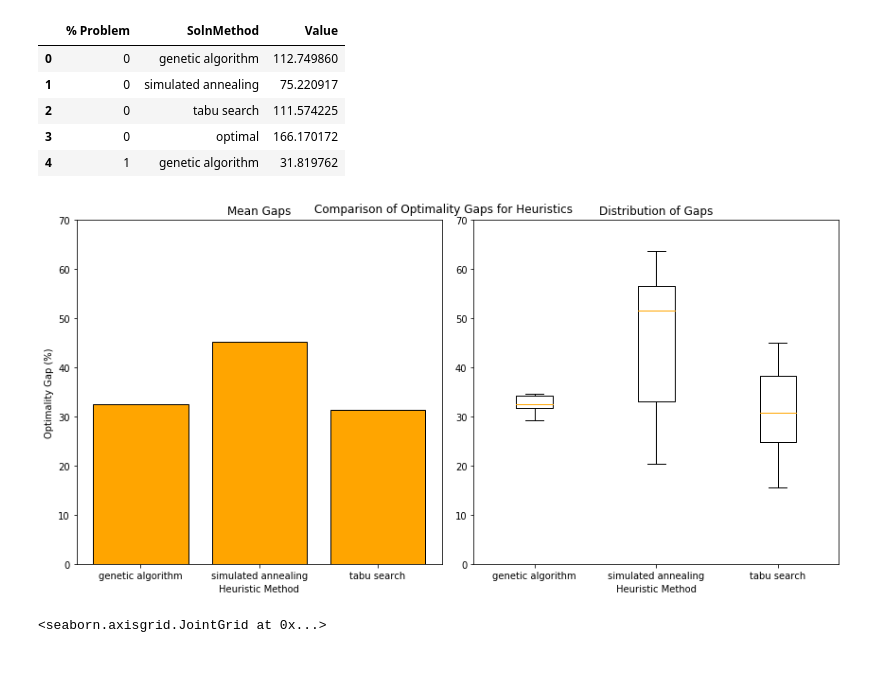
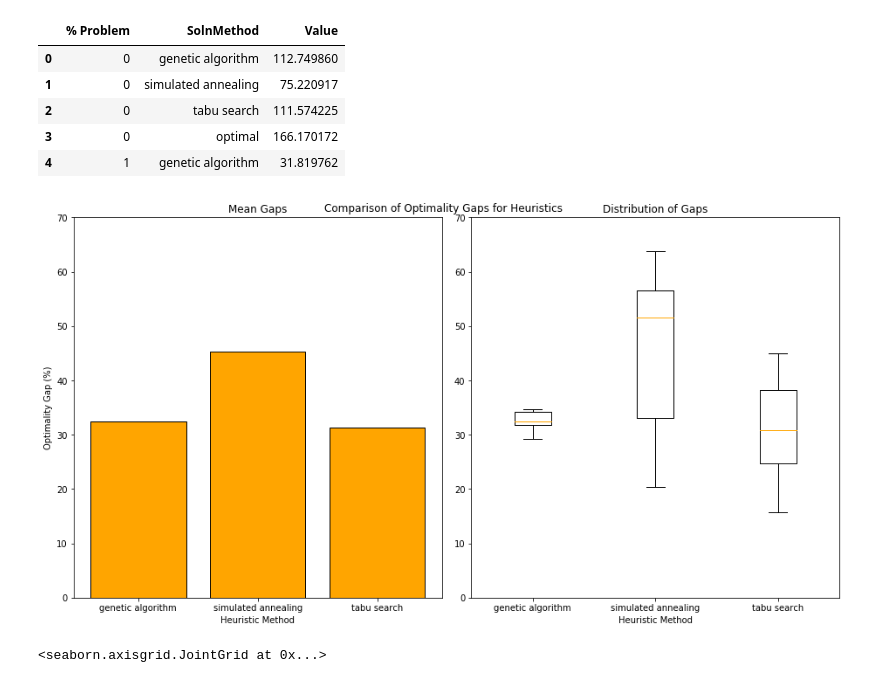
Before and after one commit to IE-555/homework4-vinaysid02, a Jupyter notebook: vinaysid_h4.ipynb, the cells around one changed output. Cells and saved outputs as stored; diff of their text form; code cells hidden in the pictures.

```diff
--- a/vinaysid_h4.ipynb
+++ b/vinaysid_h4.ipynb
@@ -2,19 +2,19 @@
 import pandas as pd
 import matplotlib.pyplot as plt
 
-data = pd.read_csv('scatter_data.csv',comment='%',names=['x','y'])
+df = pd.read_csv('scatter_data.csv',comment='%',names=['x','y'])
 #getting x and y column for x axis and y axis
-x = data['x']
-y = data['y']
+x = df['x']
+y = df['y']
 # plot with green traingles
 plt.plot(x, y, 'g^', label='observations')
 # minimum  and maximum x cordinates at left and right
-left_x = min(x)
-right_x = max(x)
+leftmin_x = min(x)
+rightmax_x = max(x)
 
-left_y = y[x.idxmin()]
-right_y = y[x.idxmax()]
-plt.plot([left_x, right_x], [left_y, right_y], 'r--', label='extreme x points')
+leftmin_y = y[x.idxmin()]
+rightmax_y = y[x.idxmax()]
+plt.plot([leftmin_x, rightmax_x], [leftmin_y, rightmax_y], 'r--', label='extreme x points')
 plt.title('Widget Mesurements')
 plt.xlabel('x [inches]')
 plt.ylabel('y [inches]')
@@ -88,37 +88,37 @@ df4.head()
 # %%
 import seaborn as sns
 import pandas as pd
 import matplotlib.pyplot as plt
 
-data= pd.read_csv('solution_data.csv',comment='%',names=['Problem','SolnMethod','Value'])
-data.columns = data.columns.str.replace('%', '')
-data['SolnMethod'] = data['SolnMethod'].str.strip('|')
-data['OptimalOFV'] = data.groupby('Problem')['Value'].transform(lambda x: x.loc[data['SolnMethod'] == 'optimal'].iloc[0])
-data['optimality_gap'] = (data['OptimalOFV'] - data['Value']) / data['OptimalOFV'] * 100
-filtered_data = data[data['SolnMethod'].isin(['genetic algorithm', 'simulated annealing', 'tabu search'])]
+data1= pd.read_csv('solution_data.csv',comment='%',names=['Problem','SolnMethod','Value'])
+data1.columns = data1.columns.str.replace('%', '')
+data1['SolnMethod'] = data1['SolnMethod'].str.strip('|')
+data1['OptimalOFV'] = data1.groupby('Problem')['Value'].transform(lambda y: y.loc[data1['SolnMethod'] == 'optimal'].iloc[0])
+data1['optimality_gap'] = (data1['OptimalOFV'] - data1['Value']) / data1['OptimalOFV'] * 100
+filtr_data = data1[data1['SolnMethod'].isin(['genetic algorithm', 'simulated annealing', 'tabu search'])]
 
-fig, axs = plt.subplots(1, 2, figsize=(12, 6))
+fig, axs = plt.subplots(1, 2, figsize=(13, 7))
 
-axs[0].bar(filtered_data['SolnMethod'].unique(), filtered_data.groupby('SolnMethod')['optimality_gap'].mean(), color='orange', edgecolor='black')
+axs[0].bar(filtr_data['SolnMethod'].unique(), filtr_data.groupby('SolnMethod')['optimality_gap'].mean(), color='orange', edgecolor='black')
 axs[0].set_title('Mean Gaps')
 axs[0].set_xlabel('Heuristic Method')
 axs[0].set_ylabel('Optimality Gap (%)')
-axs[0].set_yticks(range(0, int(filtered_data['optimality_gap'].max()) + 10, 10))
+axs[0].set_yticks(range(0, int(filtr_data['optimality_gap'].max()) + 10, 10))
 
-axs[1].boxplot([filtered_data[filtered_data['SolnMethod'] == method]['optimality_gap'] for method in filtered_data['SolnMethod'].unique()], labels=filtered_data['SolnMethod'].unique(), medianprops=dict(color='orange'))
+axs[1].boxplot([filtered_data[filtr_data['SolnMethod'] == method]['optimality_gap'] for method in filtr_data['SolnMethod'].unique()], labels=filtered_data['SolnMethod'].unique(), medianprops=dict(color='orange'))
 
 axs[1].set_title('Distribution of Gaps')
 axs[1].set_xlabel('Heuristic Method')
-axs[1].set_yticks(range(0, int(filtered_data['optimality_gap'].max()) + 10, 10))
+axs[1].set_yticks(range(0, int(filtr_data['optimality_gap'].max()) + 10, 10))
 
 ylim = axs[1].get_ylim()
 axs[0].set_ylim(ylim)
 
 plt.suptitle('Comparison of Optimality Gaps for Heuristics')
 plt.tight_layout()
 plt.show()
 # %% [output]
-[figure, old version]
+[figure, new version]
 # %%
 import seaborn as sns
 import numpy as nm
```
